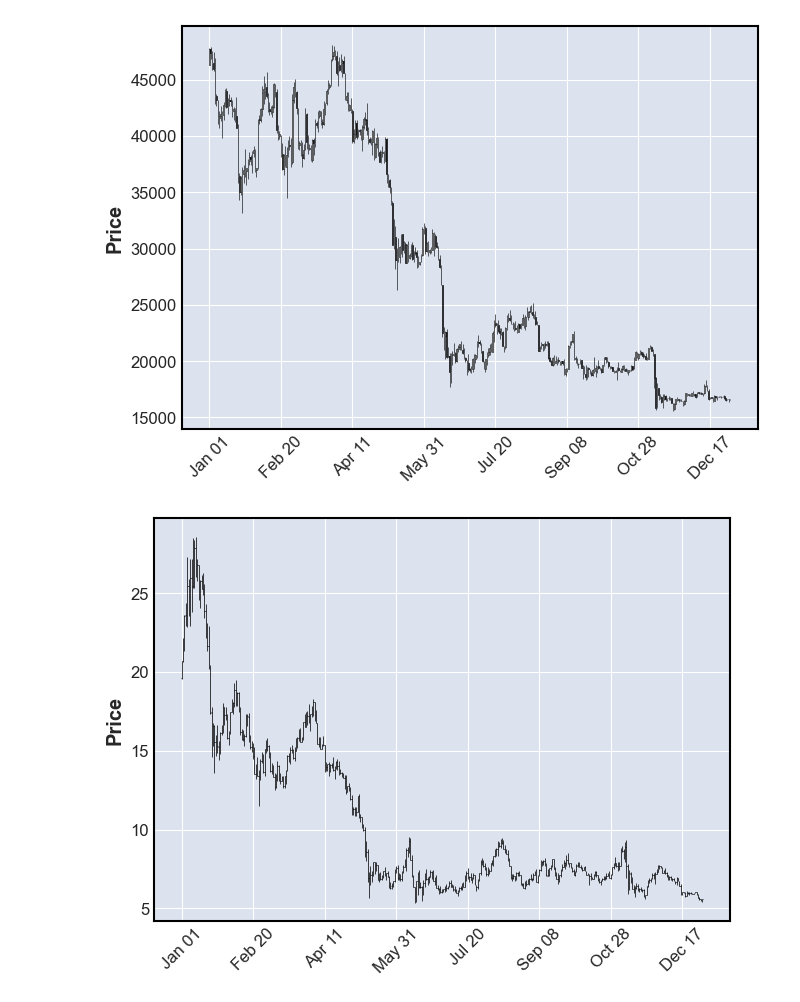
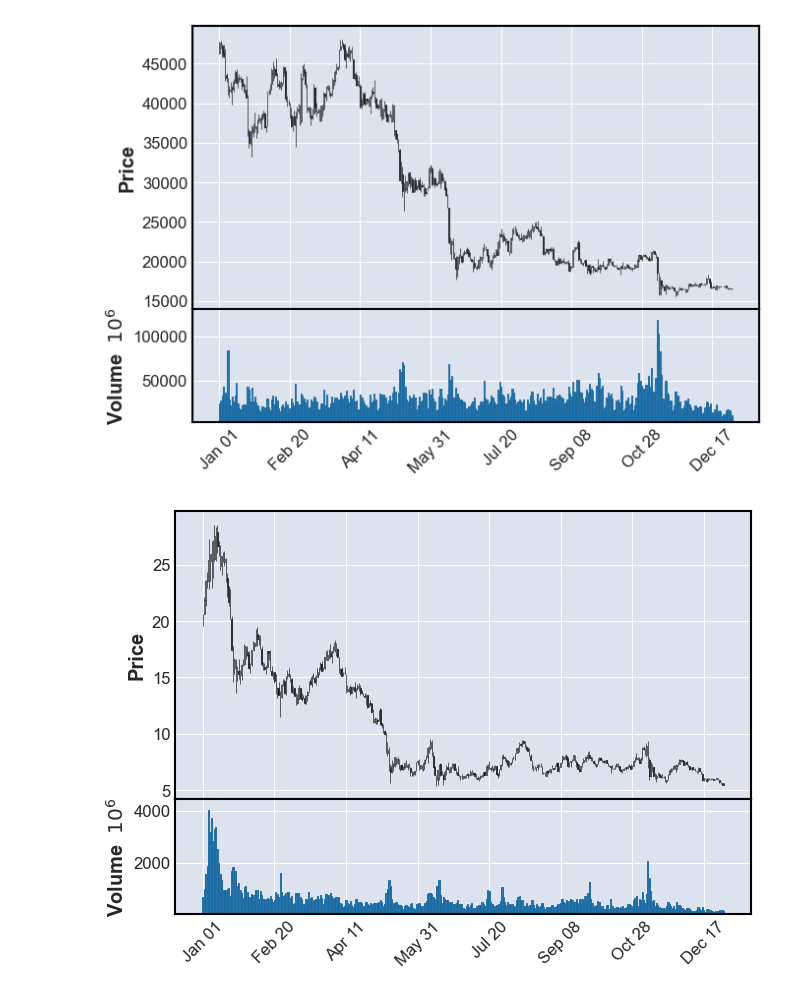
Before and after one commit to huey-nibiru/chainlink-analysis, a Jupyter notebook: yahoo/candlestick.ipynb, the cells around one changed output. Cells and saved outputs as stored; diff of their text form; code cells hidden in the pictures.

Commit message:
candlestick update

```diff
--- a/yahoo/candlestick.ipynb
+++ b/yahoo/candlestick.ipynb
@@ -8,10 +8,10 @@ link_df = yf.Ticker("LINK-USD").history(start="2022-01-01", end="2023-01-01")
 btc_df = yf.Ticker("BTC-USD").history(start="2022-01-01", end="2023-01-01")
 eth_df = yf.Ticker("ETH-USD").history(start="2022-01-01", end="2023-01-01")
 # %%
-mpf.plot(btc_df, type="candle")
+mpf.plot(btc_df, type="candle",  volume=True)
 # %% [output]
-[figure, old version]
+[figure, new version]
 # %%
-mpf.plot(link_df)
+mpf.plot(link_df, type="candle", volume=True)
 # %% [output]
-[figure, old version]
+[figure, new version]
```
Also changed, not shown: parts of 1 cell of this notebook, 1 other file.
